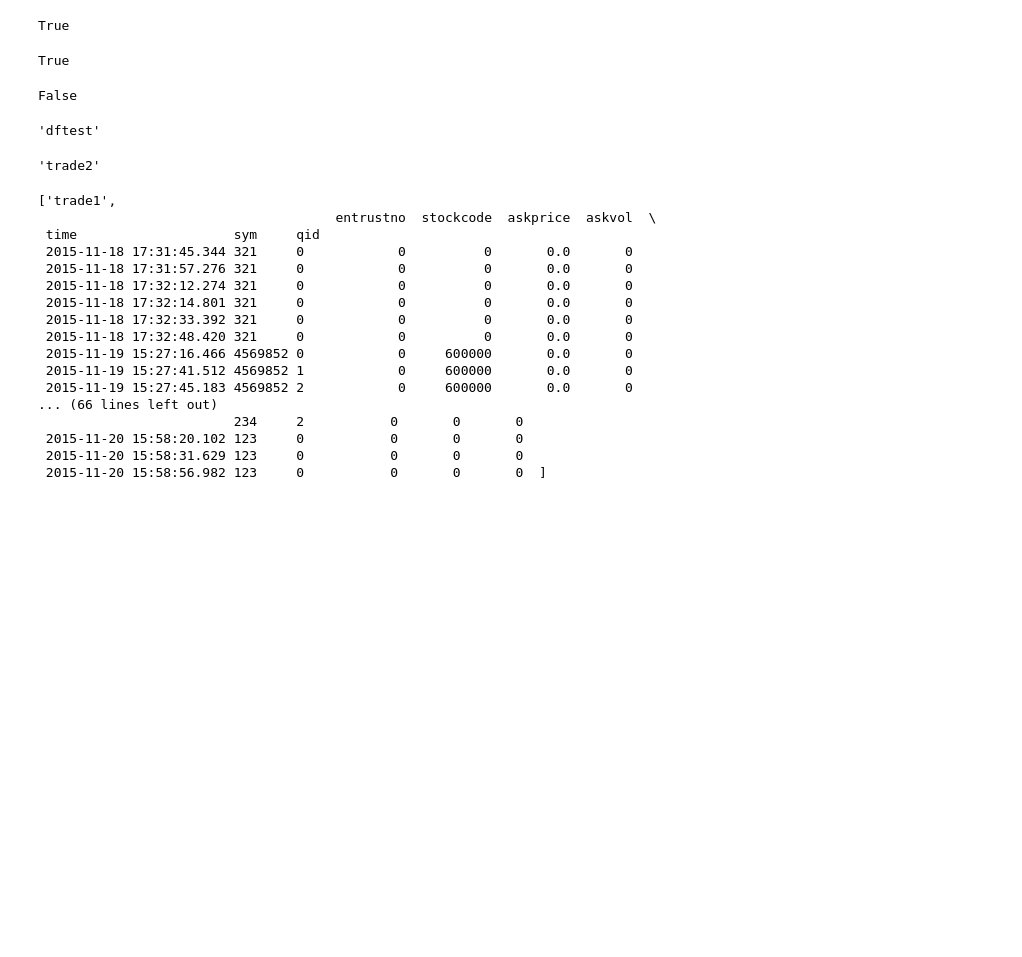
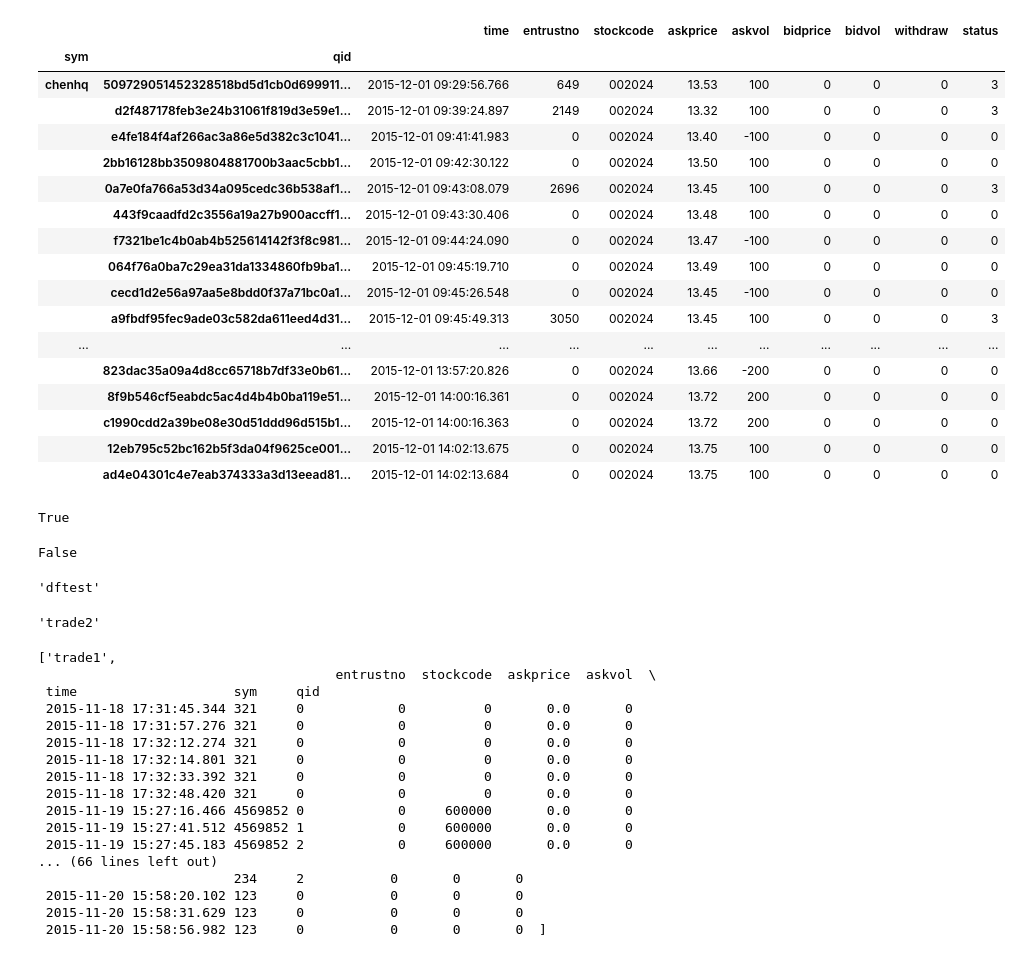
Before and after one commit to llmofang/TradeAgent, a Jupyter notebook: doc/Untitled.ipynb, the cells around one changed output. Cells and saved outputs as stored; diff of their text form; code cells hidden in the pictures; blank space fills up the shorter version.

Commit message:
format dataframe output

```diff
--- a/doc/Untitled.ipynb
+++ b/doc/Untitled.ipynb
@@ -26,7 +36,24 @@ df
-# %%
-df.dtypes['entrustno'] == 'int32'
-# %% [output]
-True
+# %%
+df.to_string()
+# %% [output]
+|  |  | time | entrustno | stockcode | askprice | askvol | bidprice | bidvol | withdraw | status |
+| sym | qid |  |  |  |  |  |  |  |  |  |
+| chenhq | 509729051452328518bd5d1cb0d699911... | 2015-12-01 09:29:56.766 | 649 | 002024 | 13.53 | 100 | 0 | 0 | 0 | 3 |
+|  | d2f487178feb3e24b31061f819d3e59e1... | 2015-12-01 09:39:24.897 | 2149 | 002024 | 13.32 | 100 | 0 | 0 | 0 | 3 |
+|  | e4fe184f4af266ac3a86e5d382c3c1041... | 2015-12-01 09:41:41.983 | 0 | 002024 | 13.40 | -100 | 0 | 0 | 0 | 0 |
+|  | 2bb16128bb3509804881700b3aac5cbb1... | 2015-12-01 09:42:30.122 | 0 | 002024 | 13.50 | 100 | 0 | 0 | 0 | 0 |
+|  | 0a7e0fa766a53d34a095cedc36b538af1... | 2015-12-01 09:43:08.079 | 2696 | 002024 | 13.45 | 100 | 0 | 0 | 0 | 3 |
+|  | 443f9caadfd2c3556a19a27b900accff1... | 2015-12-01 09:43:30.406 | 0 | 002024 | 13.48 | 100 | 0 | 0 | 0 | 0 |
+|  | f7321be1c4b0ab4b525614142f3f8c981... | 2015-12-01 09:44:24.090 | 0 | 002024 | 13.47 | -100 | 0 | 0 | 0 | 0 |
+|  | 064f76a0ba7c29ea31da1334860fb9ba1... | 2015-12-01 09:45:19.710 | 0 | 002024 | 13.49 | 100 | 0 | 0 | 0 | 0 |
+|  | cecd1d2e56a97aa5e8bdd0f37a71bc0a1... | 2015-12-01 09:45:26.548 | 0 | 002024 | 13.45 | -100 | 0 | 0 | 0 | 0 |
+|  | a9fbdf95fec9ade03c582da611eed4d31... | 2015-12-01 09:45:49.313 | 3050 | 002024 | 13.45 | 100 | 0 | 0 | 0 | 3 |
+| ... | ... | ... | ... | ... | ... | ... | ... | ... | ... | ... |
+|  | 823dac35a09a4d8cc65718b7df33e0b61... | 2015-12-01 13:57:20.826 | 0 | 002024 | 13.66 | -200 | 0 | 0 | 0 | 0 |
+|  | 8f9b546cf5eabdc5ac4d4b4b0ba119e51... | 2015-12-01 14:00:16.361 | 0 | 002024 | 13.72 | 200 | 0 | 0 | 0 | 0 |
+|  | c1990cdd2a39be08e30d51ddd96d515b1... | 2015-12-01 14:00:16.363 | 0 | 002024 | 13.72 | 200 | 0 | 0 | 0 | 0 |
+|  | 12eb795c52bc162b5f3da04f9625ce001... | 2015-12-01 14:02:13.675 | 0 | 002024 | 13.75 | 100 | 0 | 0 | 0 | 0 |
+|  | ad4e04301c4e7eab374333a3d13eead81... | 2015-12-01 14:02:13.684 | 0 | 002024 | 13.75 | 100 | 0 | 0 | 0 | 0 |
 # %%
 'status' in df.columns
 # %% [output]
```
Also changed, not shown: parts of 1 cell of this notebook, 4 other files.
